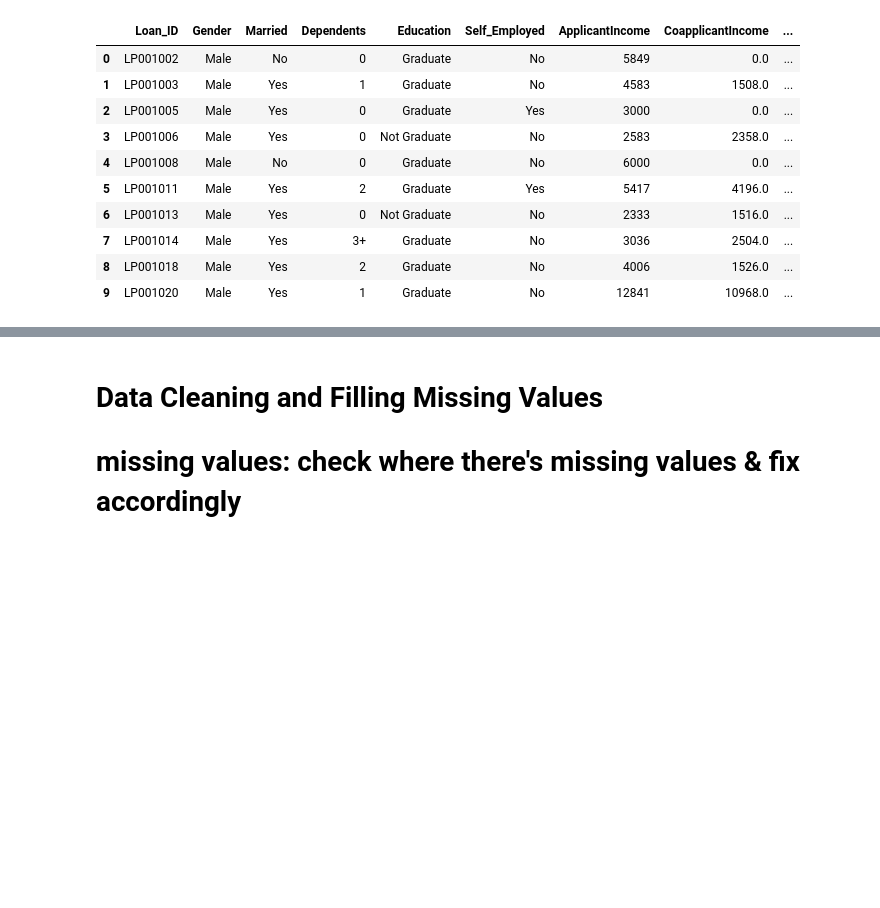
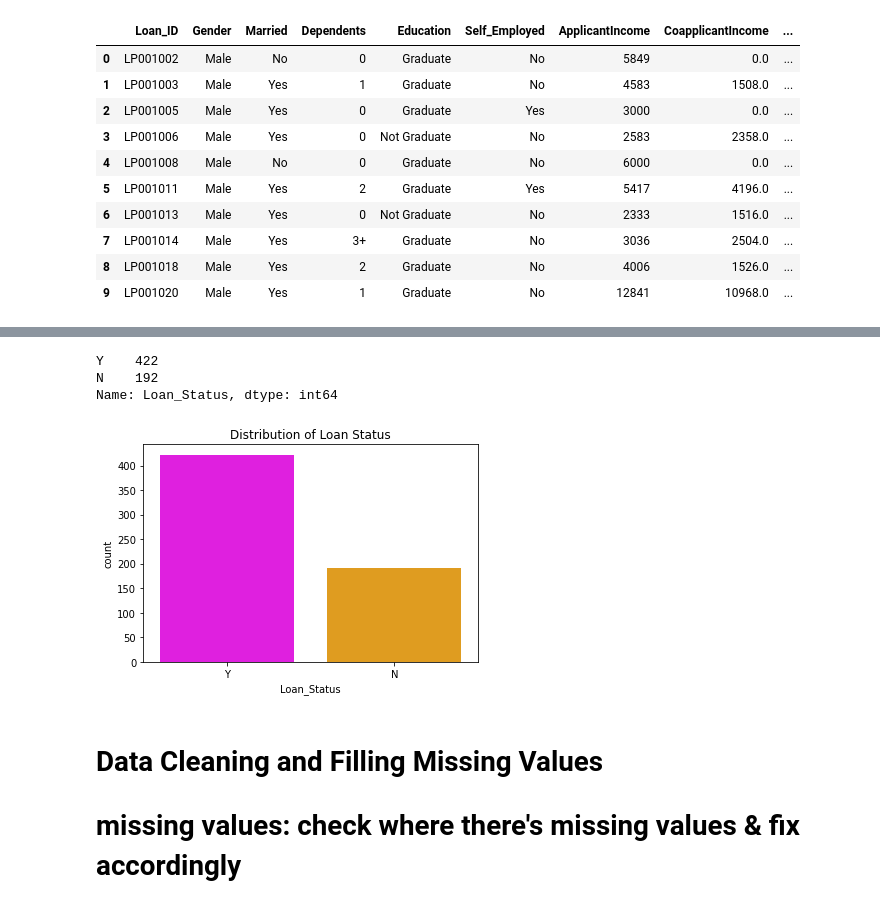
Before and after one commit to Boitymellow95/acml-project-loan-prediction-project, a Jupyter notebook: loanPredictionProject.ipynb, the cells around one changed output, grey strips where cells are left out. Cells and saved outputs as stored; diff of their text form; code cells hidden in the pictures; blank space fills up the shorter version.

```diff
--- a/loanPredictionProject.ipynb
+++ b/loanPredictionProject.ipynb
@@ -55,3 +70,15 @@ df.head(10)
+# %%
+loanstatus = df['Loan_Status'].value_counts()
+loanstatus
+# %% [output]
+Y    422
+N    192
+Name: Loan_Status, dtype: int64
+# %%
+plt.title("Distribution of Loan Status")
+sns.countplot(x='Loan_Status',data=df,palette=['magenta','orange']);
+# %% [output]
+[figure, added]
 # %% [markdown]
 # Data Cleaning and Filling Missing Values
 
```
Also changed, not shown: parts of 21 cells of this notebook.
